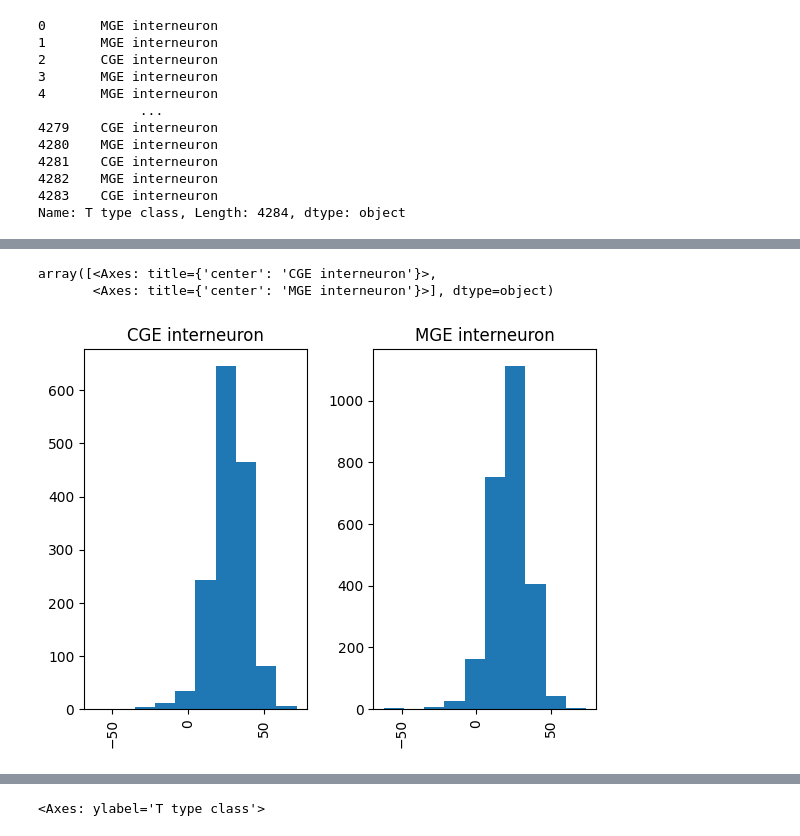
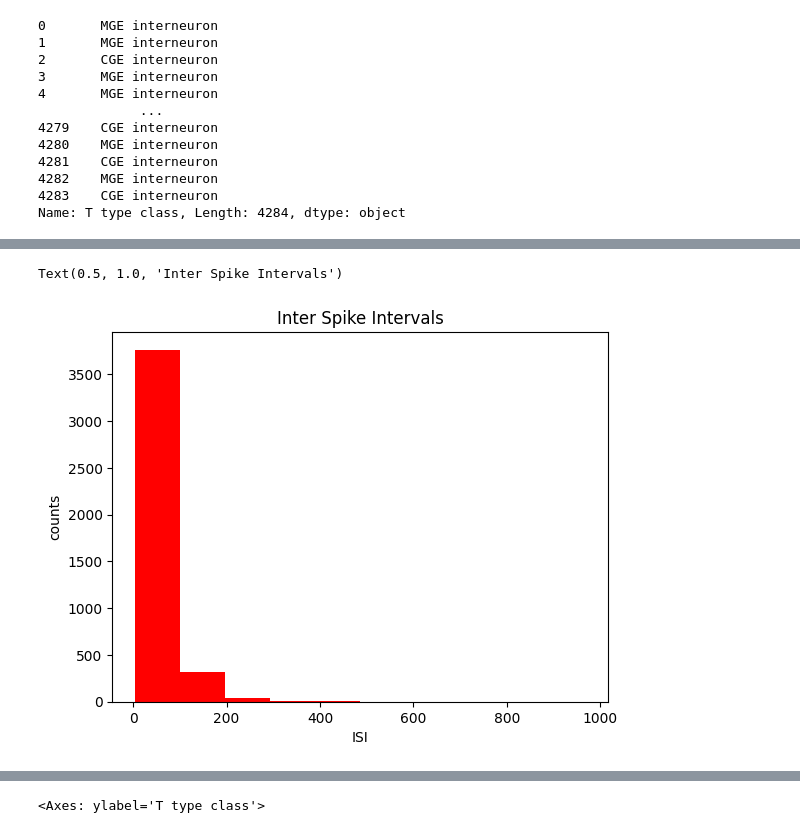
Before and after one commit to ChelseyCochrane/chelseys-repository, a Jupyter notebook: Final_Project.ipynb, the cells around one changed output, grey strips where cells are left out. Saved outputs shown, nothing was run; the diff lists cells and outputs as text; code cells hidden in the pictures.

```diff
--- a/Final_Project.ipynb
+++ b/Final_Project.ipynb
@@ -21,0 +31,10 @@ patch_seq = pd.read_csv(url1)
+# %%
+tclass = patch_seq.iloc[:,2]
+ISI = patch_seq.iloc[:,14]
+PeakV = patch_seq.iloc[:,21]
+MGE_ISI = np.array(patch_seq.loc[patch_seq['T type class'] == 'MGE interneuron', ['Avg ISI']].dropna())
+MGE_PeakV = np.array(patch_seq.loc[patch_seq['T type class'] == 'MGE interneuron', ['Peak V (long square) (millivolts)']].dropna())
+CGE_ISI = np.array(patch_seq.loc[patch_seq['T type class'] == 'CGE interneuron', ['Avg ISI']].dropna())
+sclass = patch_seq.iloc[:,3]
+FastTrough = patch_seq.iloc[:,15]
+latency = patch_seq.iloc[:,19]
@@ -43,6 +64,8 @@ array([<Axes: title={'center': 'CGE interneuron'}>,
-# %%
-patch_seq['Peak V (ramp) (millivolts)'].hist(by = patch_seq['T type class'])
-# %% [output]
-array([<Axes: title={'center': 'CGE interneuron'}>,
-       <Axes: title={'center': 'MGE interneuron'}>], dtype=object)
-[figure, removed]
+# %%
+plt.hist(ISI, color = 'red')
+plt.xlabel('ISI')
+plt.ylabel('counts')
+plt.title('Inter Spike Intervals')
+# %% [output]
+Text(0.5, 1.0, 'Inter Spike Intervals')
+[figure, added]
```
Also changed, not shown: parts of 13 cells of this notebook.
